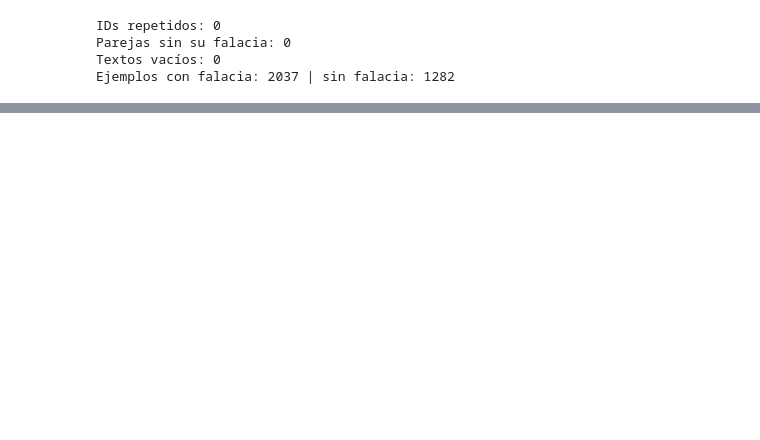
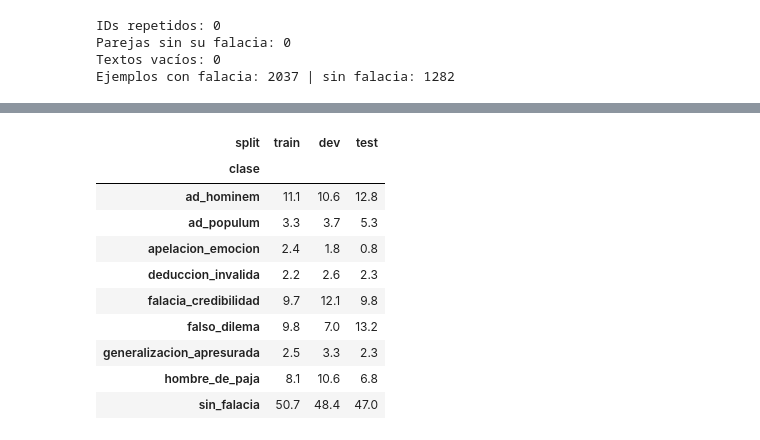
Before and after one commit to AlvarodelaHerran/detector_falacias_contradicciones, a Jupyter notebook: E2/01_fallacyes.ipynb, the cells around one changed output, grey strips where cells are left out. Saved outputs shown, nothing was run; the diff lists cells and outputs as text; code cells hidden in the pictures; blank space fills up the shorter version.

```diff
--- a/E2/01_fallacyes.ipynb
+++ b/E2/01_fallacyes.ipynb
@@ -811,0 +863,6 @@ Ejemplos con falacia: 2037 | sin falacia: 1282
+# %%
+noticias = pd.DataFrame({"enlace": espont["news_link"].unique()})
+noticias["split"] = repartir_70_15_15(noticias)
+
+espont["split"] = espont["news_link"].map(dict(zip(noticias["enlace"], noticias["split"])))
+espont["split"].value_counts()
@@ -811,0 +968,14 @@ Ejemplos con falacia: 2037 | sin falacia: 1282
+# %%
+proporcion_de_clases(espont)
+# %% [output]
+| split | train | dev | test |
+| clase |  |  |  |
+| ad_hominem | 11.1 | 10.6 | 12.8 |
+| ad_populum | 3.3 | 3.7 | 5.3 |
+| apelacion_emocion | 2.4 | 1.8 | 0.8 |
+| deduccion_invalida | 2.2 | 2.6 | 2.3 |
+| falacia_credibilidad | 9.7 | 12.1 | 9.8 |
+| falso_dilema | 9.8 | 7.0 | 13.2 |
+| generalizacion_apresurada | 2.5 | 3.3 | 2.3 |
+| hombre_de_paja | 8.1 | 10.6 | 6.8 |
+| sin_falacia | 50.7 | 48.4 | 47.0 |
```
Also changed, not shown: parts of 25 cells of this notebook, 3 other files.
